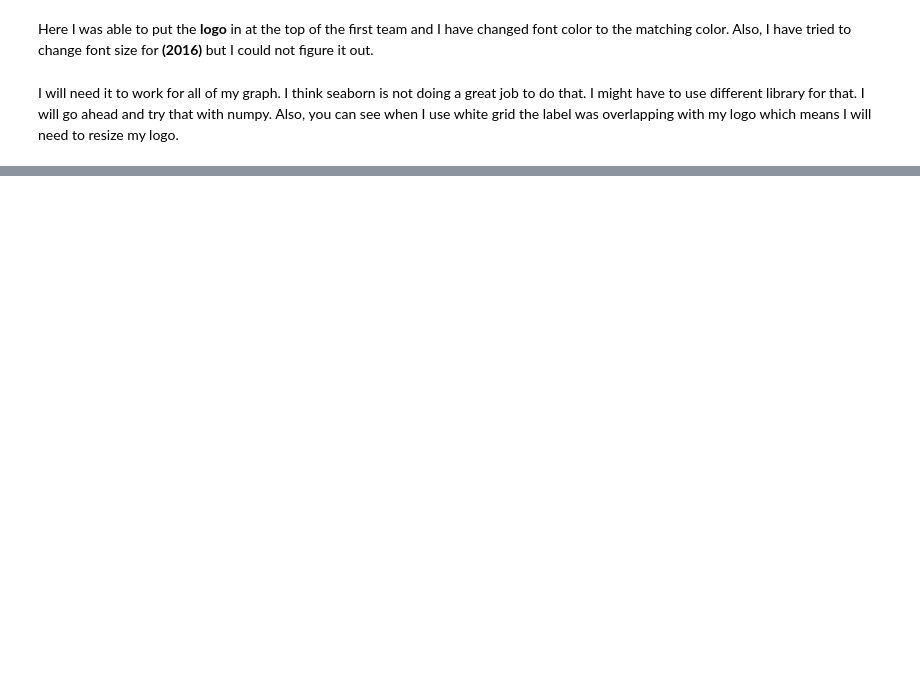
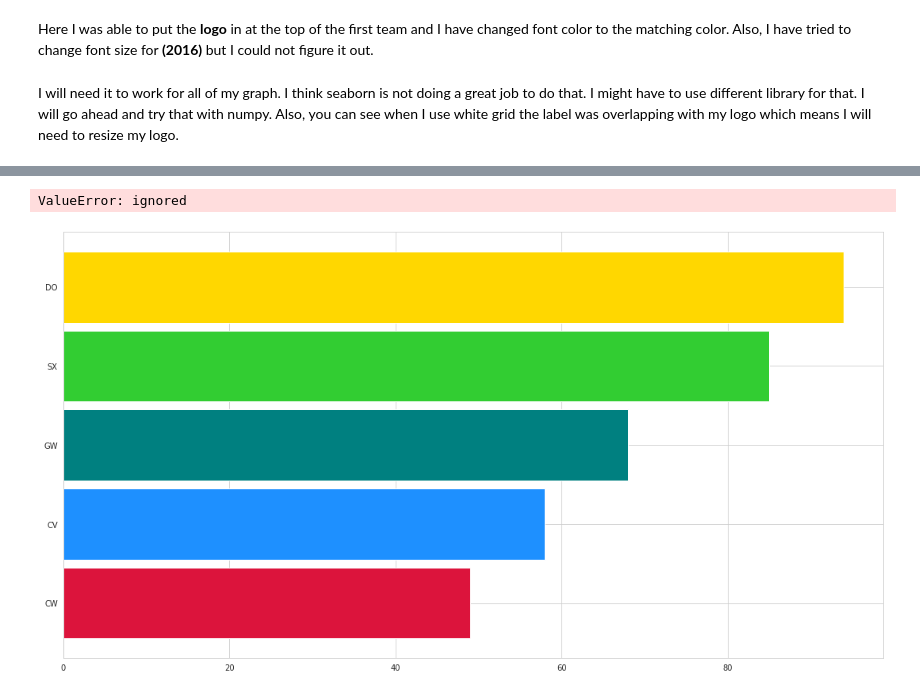
Before and after one commit to khatriprajwol/Data-Visualization-, a Jupyter notebook: Recreating The Master .ipynb, the cells around one changed output, grey strips where cells are left out. Cells and saved outputs as stored; diff of their text form; code cells hidden in the pictures; blank space fills up the shorter version.

```diff
--- a/Recreating The Master .ipynb
+++ b/Recreating The Master .ipynb
@@ -299,30 +293,28 @@ ValueError: ignored
 # %%
 import numpy as np
 import matplotlib.pyplot as plt
 # import matplotlib.cbook as cbook
 import requests
 from io import BytesIO
-Team = ['Real Madrid',
-          'Barcelona',
-          'Manchester United',
-          'Bayern Munich', 'Arsenal',
-          'Manchester City', 'Chelsea',
-          'Liverpool','Juventus',
-          'Tottenham Hotspur', 'Borussia Dortmund'
-          'Milan', 'Paris Saint-Germain',
-          'Schalke 04','Atletico Madrid',
-          'Internazionale','West Ham United','Roma', 'Nepoli','Newcastle United']
-Value =[ 3645,3549,3317,2678,2017,1921,1661,1548,1299,1017,836,825,814,655,633,559,542,508,396, 383]
-height = 4000
-sns.barplot(data = df, x = 'Team', y= "Value", color= 'steelblue', ci= None, linewidth = 1)
-for i, (Teams, Values) in enumerate(zip(Team, Value)):
+
+labels = ['CW', 'CV', 'GW', 'SX', 'DO']
+colors = ['crimson', 'dodgerblue', 'teal', 'limegreen', 'gold']
+values = 30 + np.random.randint(5, 20, len(labels)).cumsum()
+
+height = 0.9
+plt.barh(y=labels, width=values, height=height, color=colors, align='center')
+
+for i, (label, value) in enumerate(zip(labels, values)):
     # load the image corresponding to label into img
     # with cbook.get_sample_data('ada.png') as image_file:
     #    img = plt.imread(image_file)
-    response = requests.get(f'https://www.pikpng.com/{Team}/freepng/soccer-logos')
+    response = requests.get(f'https://www.countryflags.io/{label}/flat/64.png')
     img = plt.imread(BytesIO(response.content))
-    #plt.imshow(img, extent=[value - 8, value - 2, i - height / 2, i + height / 2], aspect='auto', zorder=2)
+    plt.imshow(img, extent=[value - 8, value - 2, i - height / 2, i + height / 2], aspect='auto', zorder=2)
 plt.xlim(0, max(values) * 1.05)
 plt.ylim(-0.5, len(labels) - 0.5)
 plt.tight_layout()
 plt.show()
+# %% [output]
+ValueError: ignored
+[figure, added]
```
Also changed, not shown: parts of 4 cells of this notebook.
